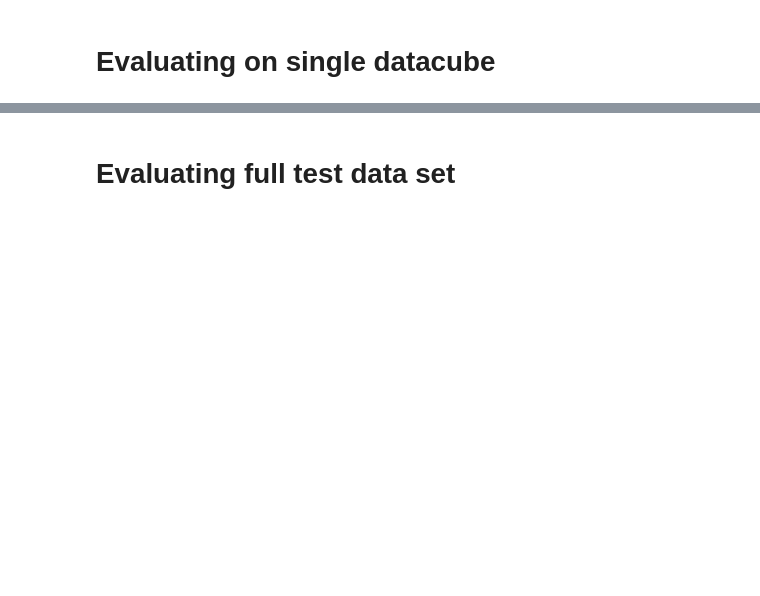
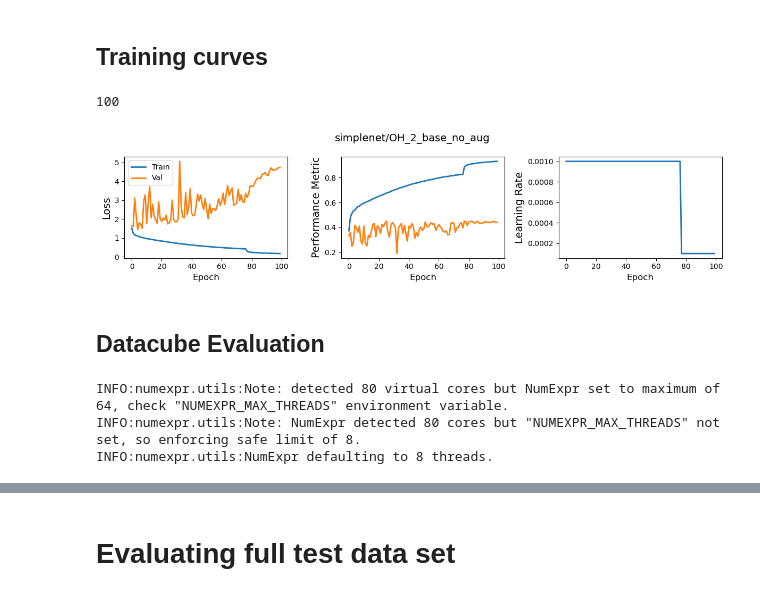
Before and after one commit to mmckay18/gumby-spectral-imaging_fork, a Jupyter notebook: HSI/demo.ipynb, the cells around one changed output, grey strips where cells are left out. Saved outputs shown, nothing was run; the diff lists cells and outputs as text; code cells hidden in the pictures; blank space fills up the shorter version.

```diff
--- a/HSI/demo.ipynb
+++ b/HSI/demo.ipynb
@@ -1,24 +1,43 @@
+# %% [markdown]
+## Training curves
+# %%
+from plotting import plot_training_curve
+import pathlib
+
+# load in trained weights
+arch_type='simplenet'
+model_name = 'OH_2_base_no_aug'
+
+results_dir = pathlib.Path('/qfs/projects/thidwick/weights/manga/')
+model_weights_dir = results_dir / arch_type / model_name
+
+plot_training_curve(model_weights_dir, log=False)
+# %% [output]
+100
+[figure, added]
+# %% [markdown]
+## Datacube Evaluation
 # %%
+import sys
 import torch
-import matplotlib.pyplot as plt
 import numpy as np
 import pathlib
+import logging
+import sys
+logging.basicConfig(stream=sys.stdout, level=logging.INFO)
 
-# local imports
+from utils import plateid_to_fits_file
 from eval_utils import(
     datacube_evaluator
 )
-from utils import(
-    get_index_to_name,
-    get_num_classes,
-    plateid_to_fits_file
-)
-from comp_fns import visualize_gal_labels
+from comparison_fns import visualize_gal_labels
 
-data_dir = pathlib.Path('/qfs/projects/gumby/data/manga')
-results_dir = pathlib.Path('/qfs/projects/gumby/results/weights/manga/')
+data_dir = pathlib.Path('/qfs/projects/thidwick/manga')
+results_dir = pathlib.Path('/qfs/projects/thidwick/weights/manga/')
+# %% [output]
+INFO:numexpr.utils:Note: detected 80 virtual cores but NumExpr set to maximum of 64, check "NUMEXPR_MAX_THREADS" environment variable.
+INFO:numexpr.utils:Note: NumExpr detected 80 cores but "NUMEXPR_MAX_THREADS" not set, so enforcing safe limit of 8.
+INFO:numexpr.utils:NumExpr defaulting to 8 threads.
-# %% [markdown]
-# Evaluating on single datacube
 # %%
 device = torch.device('cuda:0')
 
```
Also changed, not shown: parts of 11 cells of this notebook, 24 other files.
